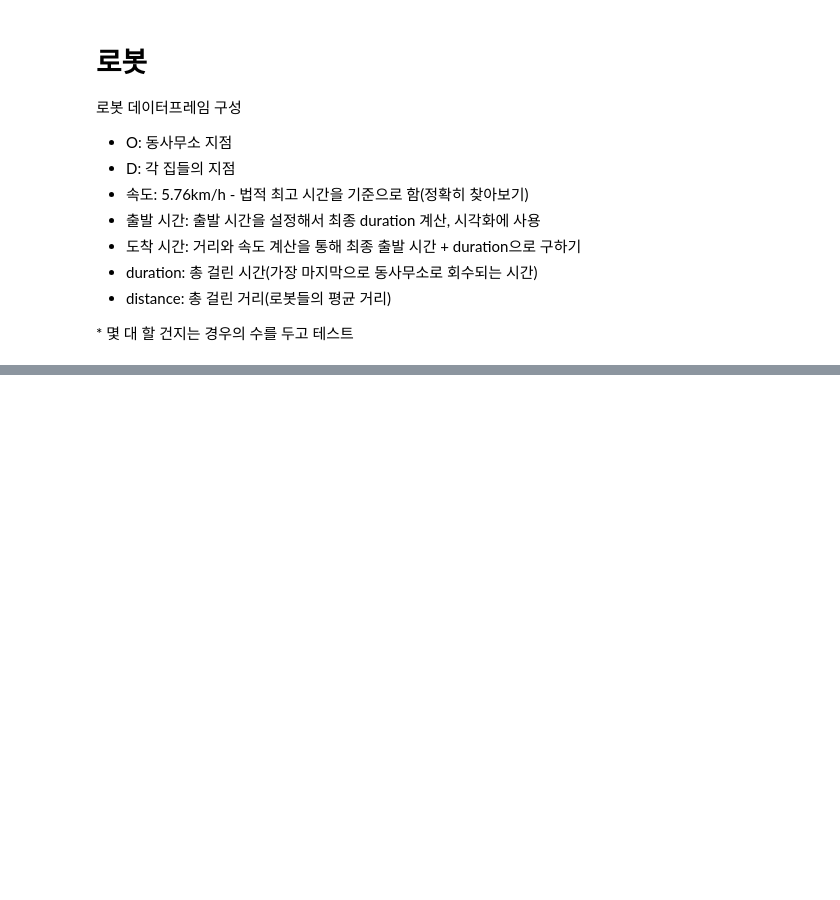
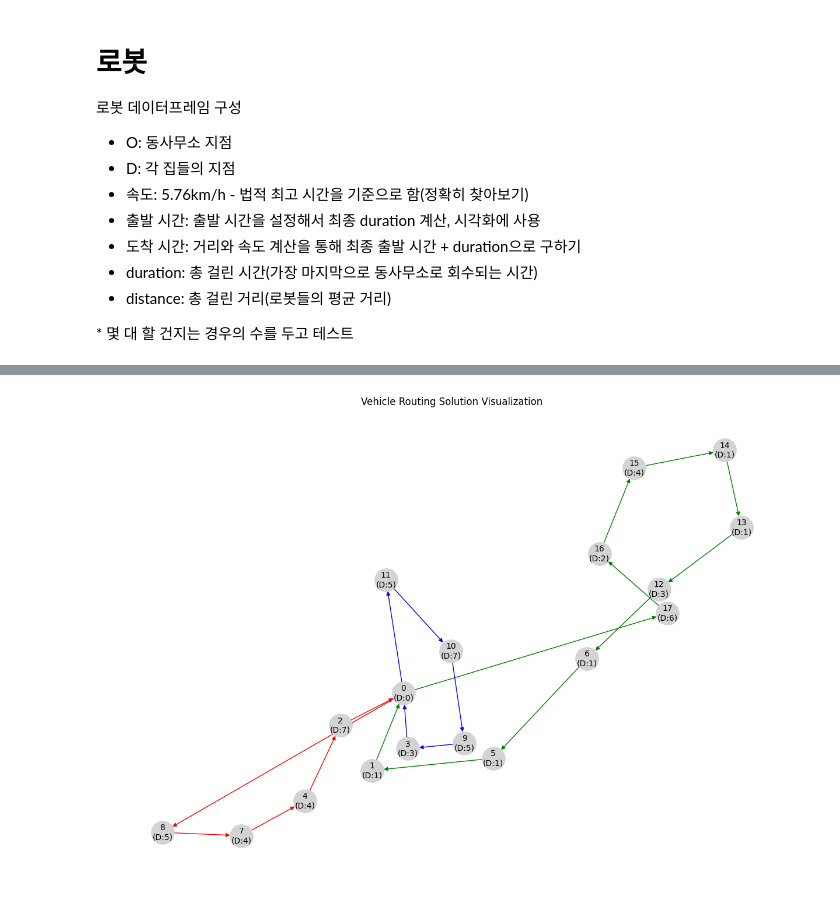
Before and after one commit to doyeonRyu/P-project, a Jupyter notebook: dongTohome.ipynb, the cells around one changed output, grey strips where cells are left out. Saved outputs shown, nothing was run; the diff lists cells and outputs as text; code cells hidden in the pictures; blank space fills up the shorter version.

```diff
--- a/dongTohome.ipynb
+++ b/dongTohome.ipynb
@@ -563,0 +779,19 @@ OD_data_robot
+# %%
+# 좌표 분리 (공백과 괄호 제거 후 나누기)
+od_data_for_ortools["longitude"], od_data_for_ortools["latitude"] = zip(
+    *od_data_for_ortools["point_coord"].str.replace("POINT ", "").str.replace("[()]", "", regex=True).str.split(" ").apply(lambda x: map(float, x))
+)
+
+# 거리 행렬 생성
+distance_matrix = pd.DataFrame(index=od_data_for_ortools["point"], columns=[f"{p}_dist" for p in od_data_for_ortools["point"]])
+
+# 거리 계산
+for i, row1 in od_data_for_ortools.iterrows():
+    for j, row2 in od_data_for_ortools.iterrows():
+        if i != j:
+            distance = calculate_straight_distance(
+                row1["latitude"], row1["longitude"], row2["latitude"], row2["longitude"]
+            )
+        else:
+            distance = 0  # 동일 지점은 거리 0
+        distance_matrix.iloc[i, j] = distance
@@ -563,0 +968,55 @@ OD_data_robot
+# %%
+import matplotlib.pyplot as plt
+import networkx as nx
+
+# 데이터를 기반으로 생성된 경로 결과를 하드코딩
+vehicle_routes = [
+    [0, 8, 7, 4, 2, 0],  # Vehicle 0
+    [0, 11, 10, 9, 3, 0],  # Vehicle 1
+    [0, 17, 16, 15, 14, 13, 12, 6, 5, 1, 0],  # Vehicle 2
+]
+
+# 노드별 수요
+demands = [0, 1, 7, 3, 4, 1, 1, 4, 5, 5, 7, 5, 3, 1, 1, 4, 2, 6]
+
+# 시각화를 위한 색상 설정
+colors = ["red", "blue", "green"]
+
+# 그래프 생성
+G = nx.DiGraph()
+
+# 노드 추가 및 라벨링 (수요 포함)
+for i, demand in enumerate(demands):
+    G.add_node(i, demand=demand)
+
+# 경로 추가 및 색상 부여
+for vehicle_id, route in enumerate(vehicle_routes):
+    for i in range(len(route) - 1):
+        G.add_edge(route[i], route[i + 1], color=colors[vehicle_id])
+
+# 엣지 색상 추출
+edges = G.edges()
+edge_colors = [G[u][v]["color"] for u, v in edges]
+
+# 그래프 레이아웃 설정
+pos = nx.spring_layout(G, seed=42)
+
+# 그래프 시각화
+plt.figure(figsize=(12, 8))
+nx.draw(
+    G,
+    pos,
+    # with_labels=True,
+    edge_color=edge_colors,
+    node_color="lightgrey",
+    node_size=800,
+)
+
+# 노드에 수요 정보 추가
+demand_labels = {node: f"{node}\n(D:{data['demand']})" for node, data in G.nodes(data=True)}
+nx.draw_networkx_labels(G, pos, labels=demand_labels, font_size=10)
+
+plt.title("Vehicle Routing Solution Visualization")
+plt.show()
+# %% [output]
+[figure, added]
```
Also changed, not shown: parts of 28 cells of this notebook.
